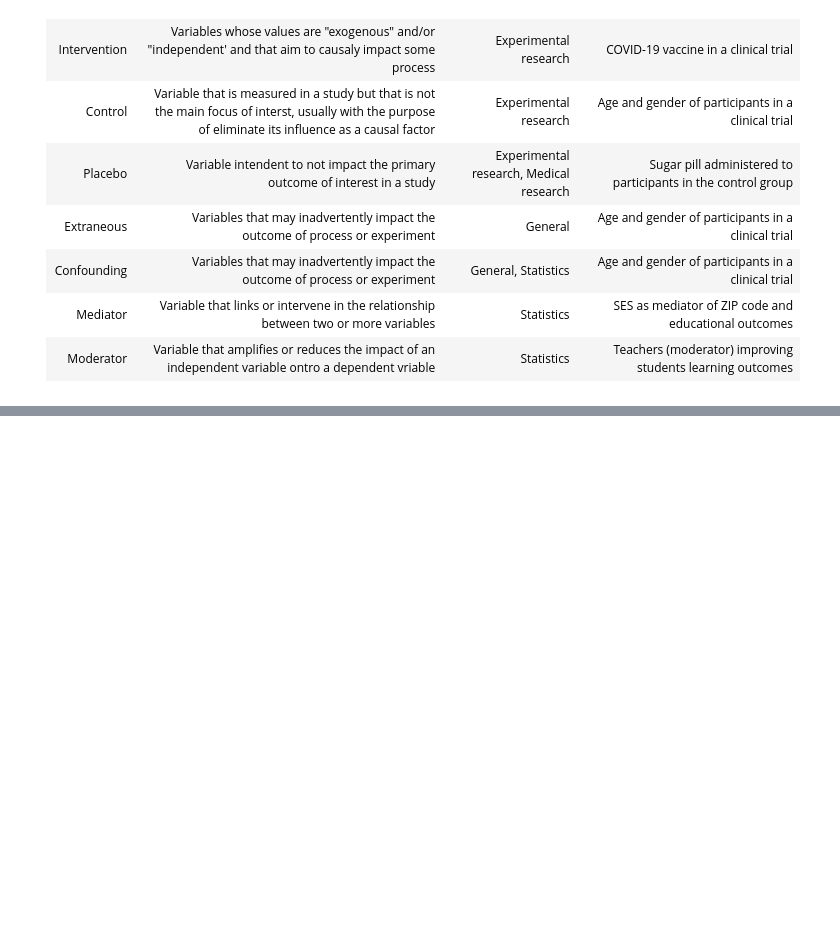
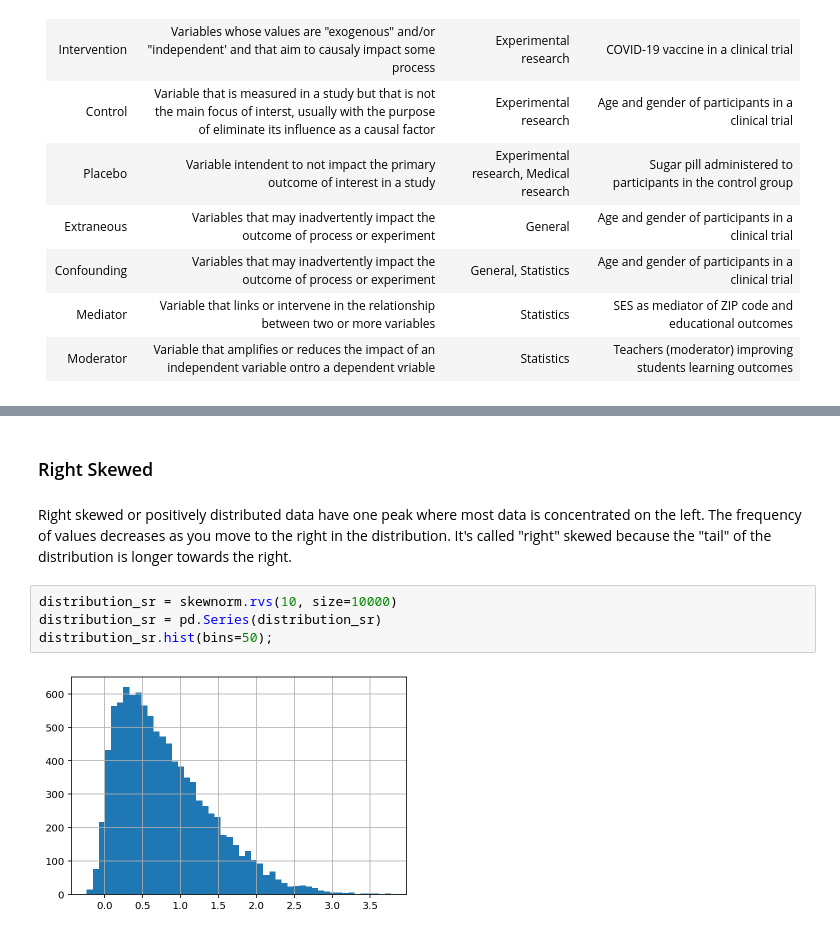
Before and after one commit to pabloinsente/data-analysis-python, a Jupyter notebook: notebooks/2-basic-concepts.ipynb, the cells around one changed output, grey strips where cells are left out. Saved outputs shown, nothing was run; the diff lists cells and outputs as text; blank space fills up the shorter version.

```diff
--- a/notebooks/2-basic-concepts.ipynb
+++ b/notebooks/2-basic-concepts.ipynb
@@ -367,0 +483,10 @@ In this section, I group and provide brief definitions of the most common ways t
+# %% [markdown]
+### Right Skewed
+# %% [markdown]
+Right skewed or positively distributed data have one peak where most data is concentrated on the left. The frequency of values decreases as you move to the right in the distribution. It's called "right" skewed because the "tail" of the distribution is longer towards the right.
+# %%
+distribution_sr = skewnorm.rvs(10, size=10000)
+distribution_sr = pd.Series(distribution_sr)
+distribution_sr.hist(bins=50);
+# %% [output]
+[figure, added]
```
Also changed, not shown: parts of 79 cells of this notebook, 3 other files.
